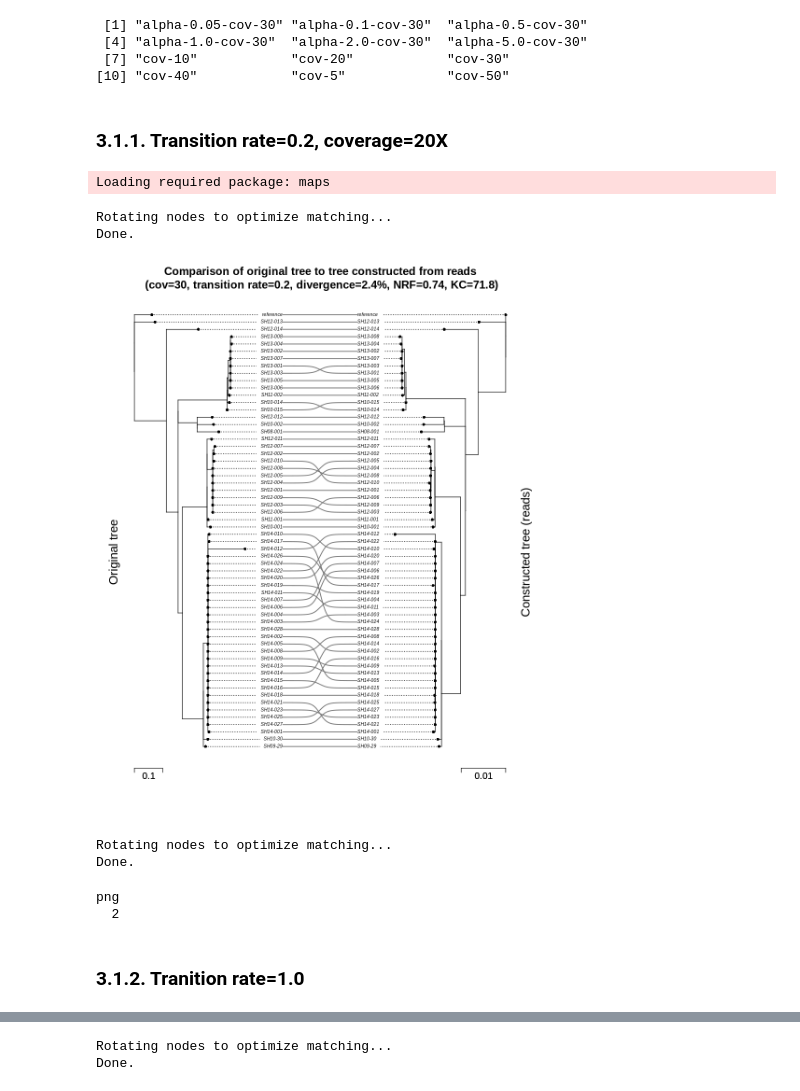
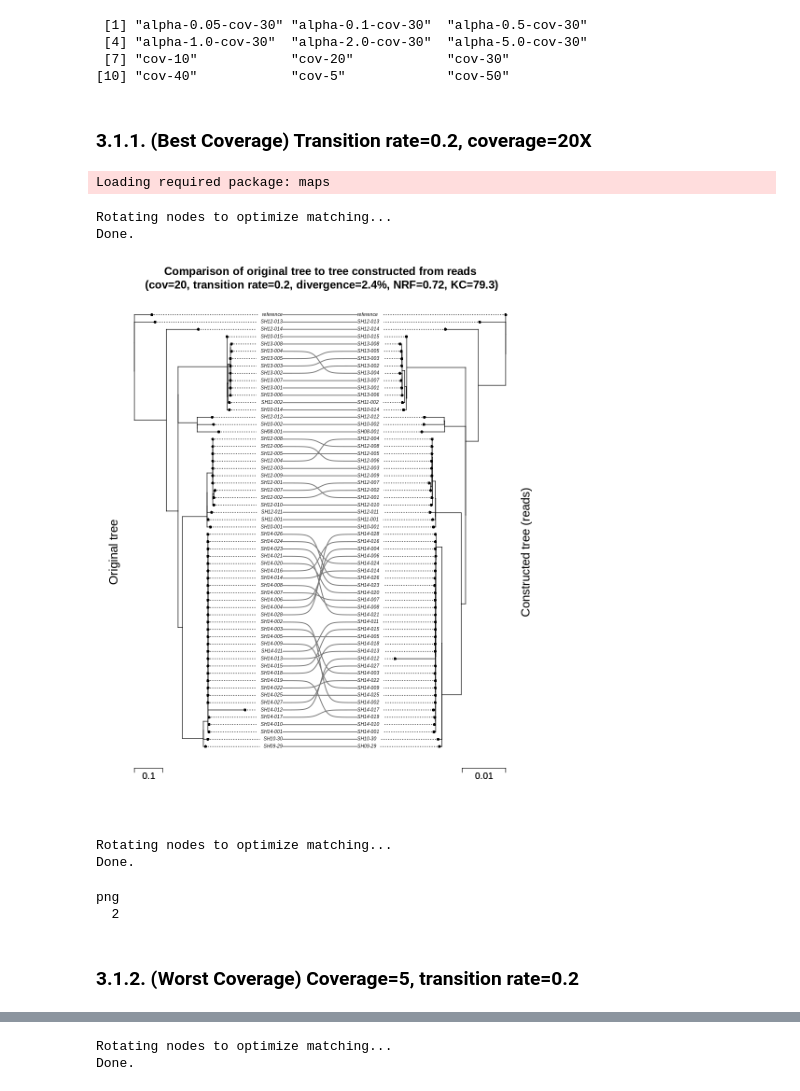
Before and after one commit to apetkau/genomics-data-index-evaluation-manuscript, a Jupyter notebook: evaluations/simulation/6-compare-trees.ipynb, the cells around one changed output, grey strips where cells are left out. Saved outputs shown, nothing was run; the diff lists cells and outputs as text; code cells hidden in the pictures.

```diff
--- a/evaluations/simulation/6-compare-trees.ipynb
+++ b/evaluations/simulation/6-compare-trees.ipynb
@@ -175,7 +175,7 @@ names(t_reads)
  [7] "cov-10"            "cov-20"            "cov-30"
 [10] "cov-40"            "cov-5"             "cov-50"
 # %% [markdown]
-### 3.1.1. Transition rate=0.2, coverage=20X
+### 3.1.1. (Best Coverage) Transition rate=0.2, coverage=20X
 # %%
 library(phytools)
 
@@ -183,33 +183,33 @@ printf <- function(...) invisible(print(sprintf(...)))
 
 plot_tree <- function(simulation, label, data_type, trees_array, file) {
     if (is.null(trees_array[[simulation]])) {
         printf("Tree for simulation=%s, data_type=%s is null", simulation, data_type)
     } else {
         rfn_distance <- tree_distances_df[tree_distances_df["Simulation"] == simulation & tree_distances_df["Type"] == data_type, "RFN_Distance"]
         kc_distance <- tree_distances_df[tree_distances_df["Simulation"] == simulation & tree_distances_df["Type"] == data_type, "KC_Distance"]
 
         if (!is.null(file)) {
             pdf(file = file)
         }
 
         options(repr.plot.width=8, repr.plot.height=10)
         par(mar = c(1,1,5,1), oma=c(1,2,3,2))
         plot(phytools::cophylo(t_orig, trees_array[[simulation]], rotate=TRUE),
              fsize=0.5, scale.bar=c(0.1,0.01),
              link.type="curved", link.col="#777777", link.lwd=1.5, link.lty=1)
         title(main=sprintf("Comparison of original tree to tree constructed from %s\n (%s, NRF=%0.2f, KC=%0.1f)",
                            data_type, label, rfn_distance, kc_distance), outer=TRUE)
         mtext("Original tree", side=2, cex=1.3)
         mtext(sprintf("Constructed tree (%s)", data_type), side=4, cex=1.3)
     }
 }
 
-plot_tree(simulation="cov-30", label=sprintf("cov=30, transition rate=0.2, divergence=2.4%%"),
+plot_tree(simulation="cov-20", label=sprintf("cov=20, transition rate=0.2, divergence=2.4%%"),
           data_type="reads", trees_array=t_reads,
           file=NULL)
 # %% [output]
 Loading required package: maps
 Rotating nodes to optimize matching...
 Done.
-[figure, old version]
+[figure, new version]
 # %%
@@ -223,4 +223,4 @@ Done.
 png
   2
 # %% [markdown]
-### 3.1.2. Tranition rate=1.0
+### 3.1.2. (Worst Coverage) Coverage=5, transition rate=0.2
```
Also changed, not shown: parts of 33 cells of this notebook.
